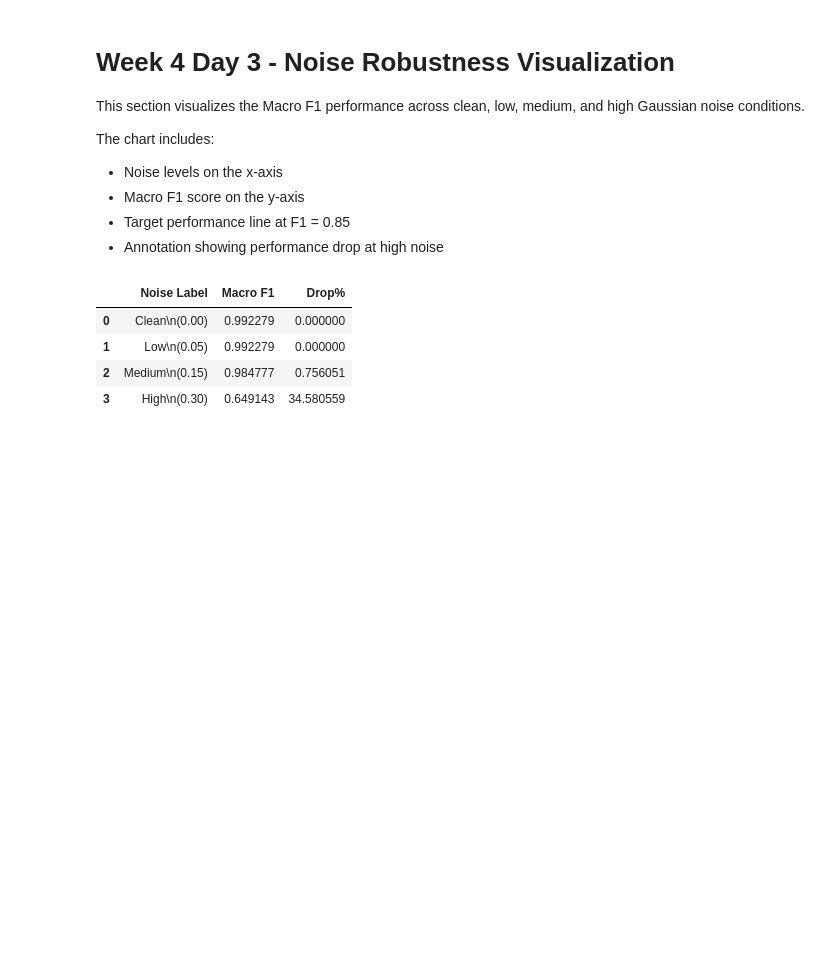
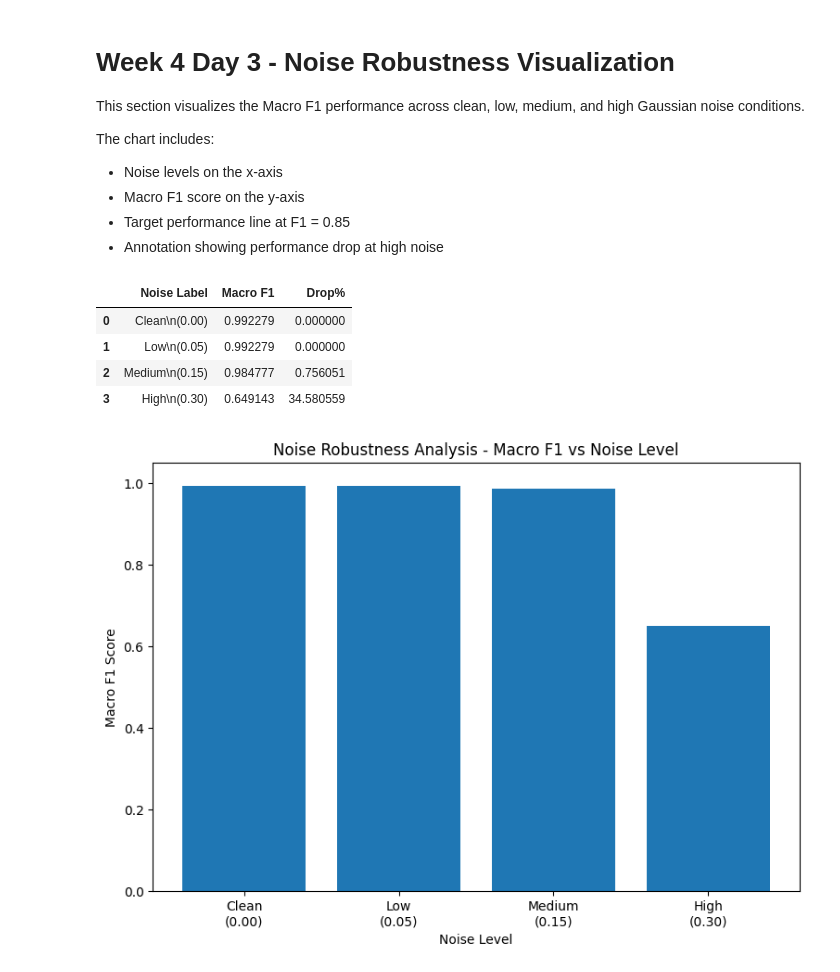
Before and after one commit to tarunsaxena2/predictive-maintance-iot, a Jupyter notebook: notebooks/week4_robustness.ipynb, the cells around one changed output. Drawn from its saved outputs; the diff is of its cells as text; code cells hidden in the pictures; blank space fills up the shorter version.

Commit message:
eval: generate basic noise robustness bar chart (fixes #16)

```diff
--- a/notebooks/week4_robustness.ipynb
+++ b/notebooks/week4_robustness.ipynb
@@ -412,3 +412,19 @@ chart_data[["Noise Label", "Macro F1", "Drop%"]]
 | 1 | Low\n(0.05) | 0.992279 | 0.000000 |
 | 2 | Medium\n(0.15) | 0.984777 | 0.756051 |
 | 3 | High\n(0.30) | 0.649143 | 34.580559 |
+# %%
+plt.figure(figsize=(9, 6))
+
+plt.bar(
+    chart_data["Noise Label"],
+    chart_data["Macro F1"]
+)
+
+plt.xlabel("Noise Level")
+plt.ylabel("Macro F1 Score")
+plt.title("Noise Robustness Analysis - Macro F1 vs Noise Level")
+
+plt.ylim(0, 1.05)
+plt.show()
+# %% [output]
+[figure, added]
```
